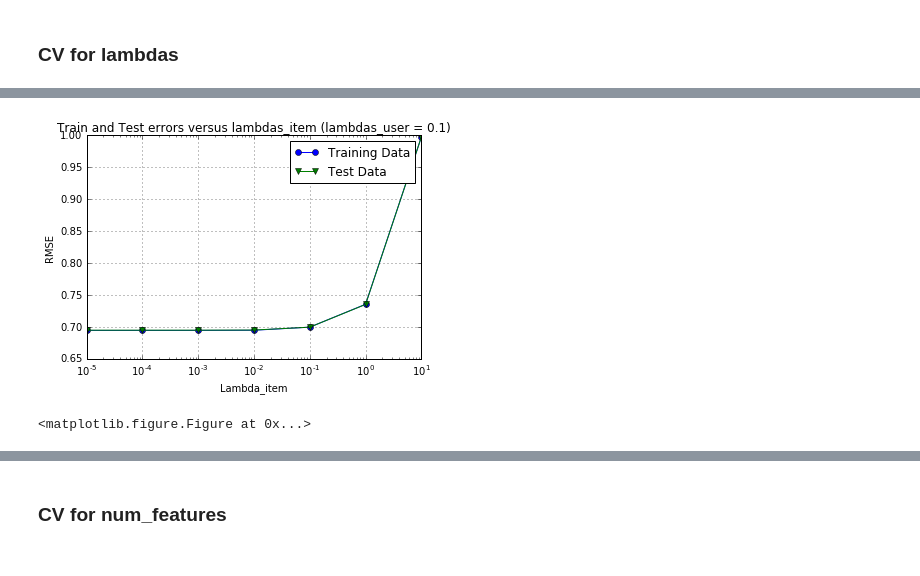
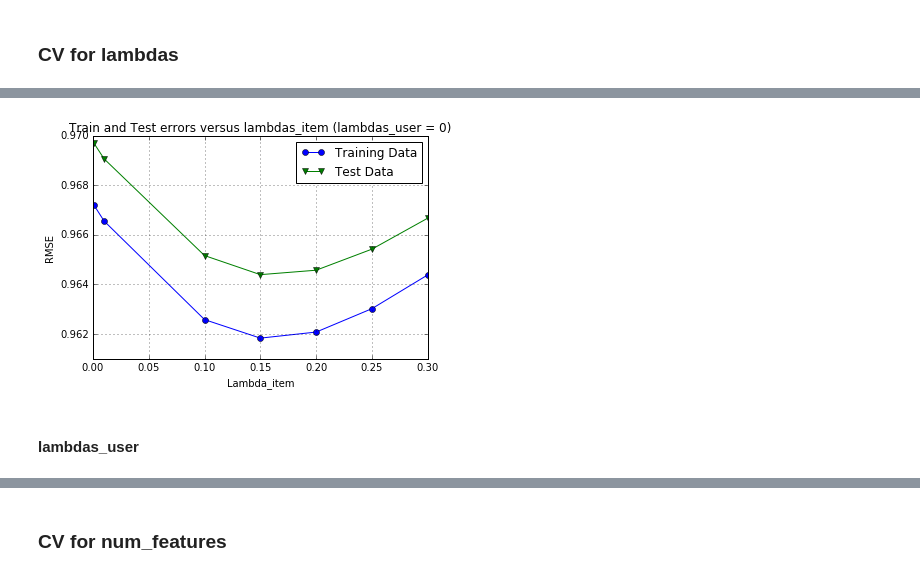
Before and after one commit to michaelheiniger/pcml-project2, a Jupyter notebook: python/MF_SGD_chiara.ipynb, the cells around one changed output, grey strips where cells are left out. Drawn from its saved outputs; the diff is of its cells as text; code cells hidden in the pictures.

```diff
--- a/python/MF_SGD_chiara.ipynb
+++ b/python/MF_SGD_chiara.ipynb
@@ -119,7 +113,7 @@ def compute_error(data, user_features, item_features, nz):
 def prediction(W, Z):
     return(W.transpose() @ Z)
 # %%
-def matrix_factorization_SGD(train, test, num_features, lmbda_user, lmbda_item):
+def matrix_factorization_SGD(train, test, num_features, lmbda_user, lmbda_item, seed):
     """matrix factorization by SGD."""
     # define parameters
     gamma = 0.01
@@ -128,7 +122,7 @@ def matrix_factorization_SGD(train, test, num_features, lmbda_user, lmbda_item):
     test_errors =[]
 
     # set seed
-    np.random.seed(988)
+    np.random.seed(seed)
 
     # init matrix
     #user_features, item_features = init_MF(train, num_features)
@@ -154,8 +148,8 @@ def matrix_factorization_SGD(train, test, num_features, lmbda_user, lmbda_item):
 
         print("iter: {}".format(it))
 
-    train_rmse = np.sqrt(compute_error(train, Z, W, nz_train))
-    test_rmse = np.sqrt(compute_error(test, Z, W, nz_test))
+    train_rmse = compute_error(train, Z, W, nz_train)
+    test_rmse = compute_error(test, Z, W, nz_test)
         #train_errors.append(train_rmse)
         #test_errors.append(test_rmse)
         #print("iter: {}, RMSE on training set: {}.".format(it, train_rmse))
@@ -169,7 +163,7 @@ def matrix_factorization_SGD(train, test, num_features, lmbda_user, lmbda_item):
 # %% [markdown]
 ### CV for lambdas
 # %%
-def cross_validation_lambdas(kfold, lambdas_user= np.array([0.1]), lambdas_item = np.array([0.1])):
+def cross_validation_lambdas(kfold, lambdas_user= np.array([0]), lambdas_item = np.array([0])):
 
     loss_tr = np.zeros((kfold, len(lambdas_user), len(lambdas_item)))
     loss_te = np.zeros((kfold, len(lambdas_user), len(lambdas_item)))
@@ -187,8 +181,8 @@ def cross_validation_lambdas(kfold, lambdas_user= np.array([0.1]), lambdas_item
                 loss_te[k, idx_user, idx_item], loss_tr[k, idx_user, idx_item] = matrix_factorization_SGD(train,
                                                                                                           test,
                                                                                                           num_features,
-                                                                                                          lmbda_user,
-                                                                                                          lmbda_item)
+                                                                                                          lambda_user,
+                                                                                                          lambda_item)
 
     #train_errors, test_errors = np.mean(loss_tr, axis =0), np.mean(loss_te, axis = 0)
 
@@ -217,0 +192,3 @@ iter: 19
+# %%
+kfold = 1
+loss_tr, loss_te = cross_validation_lambdas(kfold, lambdas_user= np.array([0]),lambdas_item = np.array([0.001, 0.01, 0.1, 0.15, 0.20, 0.25, 0.3]))
@@ -219,3 +214,5 @@ iter: 19
 train_errors, test_errors = np.mean(loss_tr, axis =0), np.mean(loss_te, axis = 0)
 min_idx = np.argmin(train_errors)
 dev = np.std(loss_tr[:,0,min_idx], axis = 0) # std deviation over the folds
+
+lambdas = np.array([0.001, 0.01, 0.1, 0.15, 0.20, 0.25, 0.3])
@@ -225,16 +219,17 @@ np.save('test_e_lufixed', loss_te)
 # %%
-import matplotlib.pyplot as plt
-
+np.save('rmse_train_lambdas_item', loss_tr)
+np.save('rmse_test_lambdas_item', loss_te)
 plt.plot(lambdas, train_errors.flatten(), marker='o', label='Training Data');
 plt.plot(lambdas, test_errors.flatten(), marker='v', label='Test Data');
-plt.title('Train and Test errors versus lambdas_item (lambdas_user = 0.1)')
+plt.title('Train and Test errors versus lambdas_item (lambdas_user = 0)')
 plt.xlabel('Lambda_item');
 plt.ylabel('RMSE');
-plt.xscale('log')
+#plt.xscale('log')
 plt.legend()
 plt.grid()
+plt.savefig('rmse_vs_lambdas_item')
 plt.show()
-plt.savefig('e_vs_lambdas_item')
 # %% [output]
-[figure, old version]
+[figure, new version]
-<matplotlib.figure.Figure at 0x...>
+# %% [markdown]
+#### lambdas_user
```
Also changed, not shown: parts of 22 cells of this notebook.
